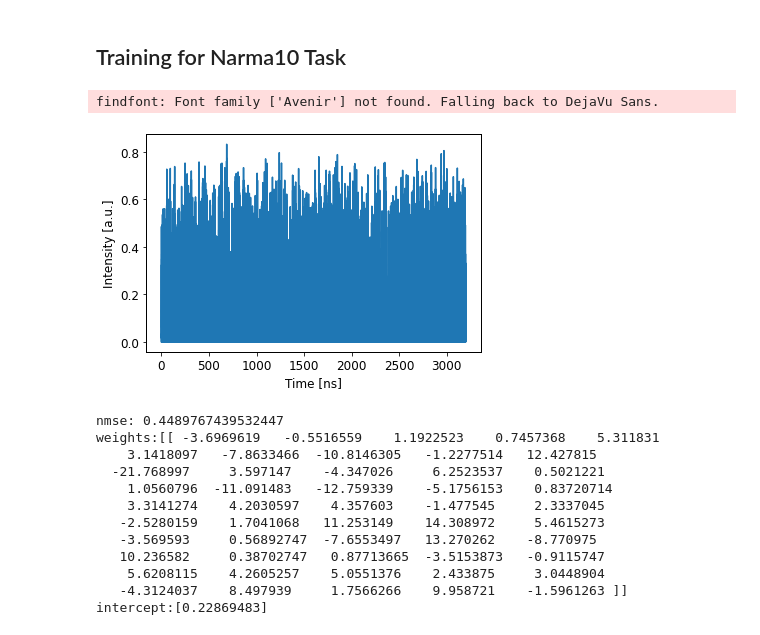
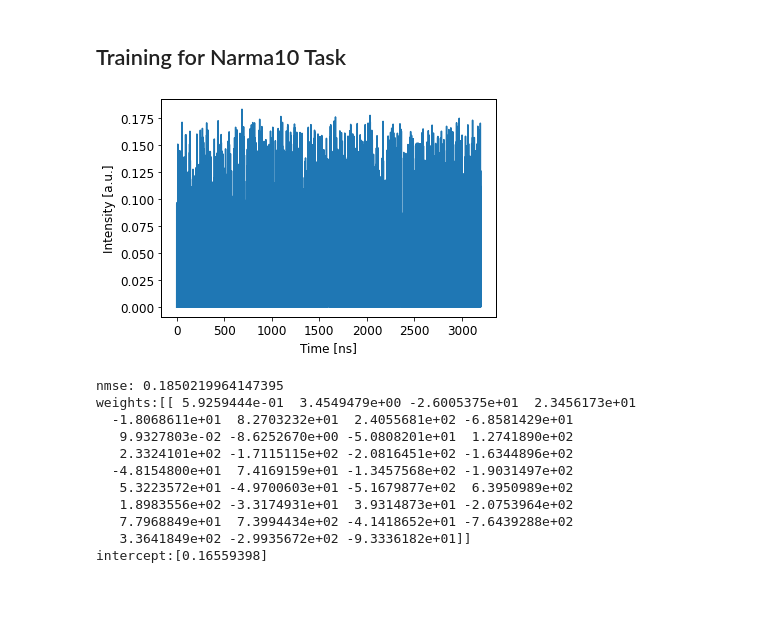
Before and after one commit to mohababdallah/allopticalres, a Jupyter notebook: NARMA10-MZI-LiNbO3-Copy1-NMSE12-Lossy-ECIO-Ridge.ipynb, the cells around one changed output. Drawn from its saved outputs; the diff is of its cells as text; code cells hidden in the pictures; blank space fills up the shorter version.

```diff
--- a/NARMA10-MZI-LiNbO3-Copy1-NMSE12-Lossy-ECIO-Ridge.ipynb
+++ b/NARMA10-MZI-LiNbO3-Copy1-NMSE12-Lossy-ECIO-Ridge.ipynb
@@ -147,7 +68,7 @@ class mask(pt.Component):
 ### Constructing the Reservoir Circuit
 # %%
 class dc_reservoir(pt.Network):
-    def __init__(self, attenuation=0.1, wg_delay=1e-9, wg_phase=0, ring_per=2*np.pi*6.75e-6, tr=0.9, loss=200,
+    def __init__(self, wg_delay=1e-9, wg_phase=0, ring_per=2*np.pi*6.75e-6, tr=0.9, loss=200,
                  nodes=25, mask_vector=torch.ones(10, dtype=torch.float64),
                  weights = 0.1*torch.rand(25, dtype=torch.float64),
                  neff = 2.2111, ng = 2.2637, mzi_l1=1e-3, mzi_l2=1e-3, mzi_fb = 3.88e-3):
@@ -157,7 +78,6 @@ class dc_reservoir(pt.Network):
         length=299792458*wg_delay/ng
         self.det = pt.Detector()
         self.mask = mask(m_length=nodes, mask_vector = mask_vector)
-        self.att = attenuator(attenuation=attenuation, trainable = False)
         self.term = pt.Term()
         self.dc1 = self.dc2 = pt.DirectionalCoupler(1-tr)
         self.wg1 = pt.Waveguide(length=mzi_l1, ng = ng, neff = neff, loss=loss)
@@ -260,7 +180,7 @@ TARGET = narma10_jaeger
 # ----- General Parameters -----
 c = 299792458.0                           #[m/s] speed of light
 Rb = 1e9                                  #[1/s] bitrate
-Rs = 50*Rb                                #[1/s] samplerate
+Rs = 35*Rb                                #[1/s] samplerate
 fc = 2e9                                  #[1/s] cutoff frequency for bit generation
 wl0 = 1550e-9                             #[m] center wavelength
 neff = 2.2111     #1.4440                 #[1] effective index of fiber spool
@@ -372,7 +291,7 @@ ring_res_freqtest = dc_reservoir_freq(wg_delay=wg_delay_, wg_phase=wg_phase_,
 with freq_env:
     detected_freq = ring_res_freqtest(source=1)
 ring_res_freqtest.plot(detected_freq)
-mpl.rcParams['font.family'] = 'Avenir'
+#mpl.rcParams['font.family'] = 'Avenir'
 plt.rcParams['font.size'] = 12
 plt.rcParams['axes.linewidth'] = 1
 #plt.xlim(1549.5e3, 1550.7e-3)
@@ -393,60 +312,62 @@ det_data.to_csv('det_freq.csv')
 torch.manual_seed(5)                      #pytorch seed
 wg_phase_=0
 tr_=0.5
-fb_att_=0
 wg_delay_=1.02e-9
-wl0_=1.55e-6
+wl0_=1.55e-6#1.55e-6
 #1.555e-6 #1.550161401e-6
 Bits=N
-mask_vector = torch.randn(Nodes)       #Input mask
+mask_vector = torch.rand(Nodes)       #Input mask
 #print(mask_vector)
 mzi_l1 = 1e-3
 mzi_l2 = 13.12e-2  #ACTUAL FEEDBACK
 mzi_fb = 3.88e-3   #MZI ARM
 loss = 20
 
-ring_res_test = dc_reservoir(attenuation=fb_att_, wg_delay=wg_delay_, wg_phase=wg_phase_,
+ring_res_test = dc_reservoir(wg_delay=wg_delay_, wg_phase=wg_phase_,
                             ng=ng, tr=tr_, neff=neff, mask_vector=mask_vector, nodes=Nodes, mzi_l1=mzi_l1,
                             mzi_l2 = mzi_l2, mzi_fb=mzi_fb, loss=loss)
 
 with pt.Environment(t=t, wl0=wl0_, num_wl=1):
     detected = ring_res_test(source=trstream.rename("t", "b"))[:,0,0,:] # lower dimensional sources should have named dimensions
     ring_res_test.plot(detected)
     plt.show()
 
 #Data preparation -- Removing the first 200 bits
 detected_np = detected.numpy()
+detected_np = detected_np/np.max(detected_np)
 detected_np = detected_np.reshape(Bits,Nodes)
 target_now = narma10_jaeger(trbits).numpy().reshape(Bits,1)
+target_now = target_now/np.max(target_now)
 detected_np_cut = detected_np[200:,:]
 target_now_cut = target_now[200:]
 
+#normalized_detected = pd.DataFrame(detected_np)
+#normalized_detected.to_csv('detected_np_normalized.csv')
+
 #Regression and Prediction
-regr = linear_model.Ridge(alpha=0.001)
+regr = linear_model.LinearRegression()
 x = regr.fit(detected_np_cut,target_now_cut)
 y = regr.predict(detected_np_cut)
 
 #Error Calculation
 nmse = 1 - regr.score(detected_np_cut,target_now_cut)
 mse = mse_new(target_now_cut,y,Bits)
 
 print(f'nmse: {nmse}')
 print(f'weights:{regr.coef_}')
 print(f'intercept:{regr.intercept_}')
 
 #ASYMMETRIC Length ARM2: 0.0038834064407827773
 # %% [output]
+[figure, new version]
-findfont: Font family ['Avenir'] not found. Falling back to DejaVu Sans.
+nmse: 0.1850219964147395
+weights:[[ 5.9259444e-01  3.4549479e+00 -2.6005375e+01  2.3456173e+01
+  -1.8068611e+01  8.2703232e+01  2.4055681e+02 -6.8581429e+01
+   9.9327803e-02 -8.6252670e+00 -5.0808201e+01  1.2741890e+02
+   2.3324101e+02 -1.7115115e+02 -2.0816451e+02 -1.6344896e+02
+  -4.8154800e+01  7.4169159e+01 -1.3457568e+02 -1.9031497e+02
+   5.3223572e+01 -4.9700603e+01 -5.1679877e+02  6.3950989e+02
+   1.8983556e+02 -3.3174931e+01  3.9314873e+01 -2.0753964e+02
+   7.7968849e+01  7.3994434e+02 -4.1418652e+01 -7.6439288e+02
+   3.3641849e+02 -2.9935672e+02 -9.3336182e+01]]
+intercept:[0.16559398]
-[figure, old version]
-nmse: 0.4489767439532447
-weights:[[ -3.6969619   -0.5516559    1.1922523    0.7457368    5.311831
-    3.1418097   -7.8633466  -10.8146305   -1.2277514   12.427815
-  -21.768997     3.597147    -4.347026     6.2523537    0.5021221
-    1.0560796  -11.091483   -12.759339    -5.1756153    0.83720714
-    3.3141274    4.2030597    4.357603    -1.477545     2.3337045
-   -2.5280159    1.7041068   11.253149    14.308972     5.4615273
-   -3.569593     0.56892747  -7.6553497   13.270262    -8.770975
-   10.236582     0.38702747   0.87713665  -3.5153873   -0.9115747
-    5.6208115    4.2605257    5.0551376    2.433875     3.0448904
-   -4.3124037    8.497939     1.7566266    9.958721    -1.5961263 ]]
-intercept:[0.22869483]
```
Also changed, not shown: parts of 13 cells of this notebook.
